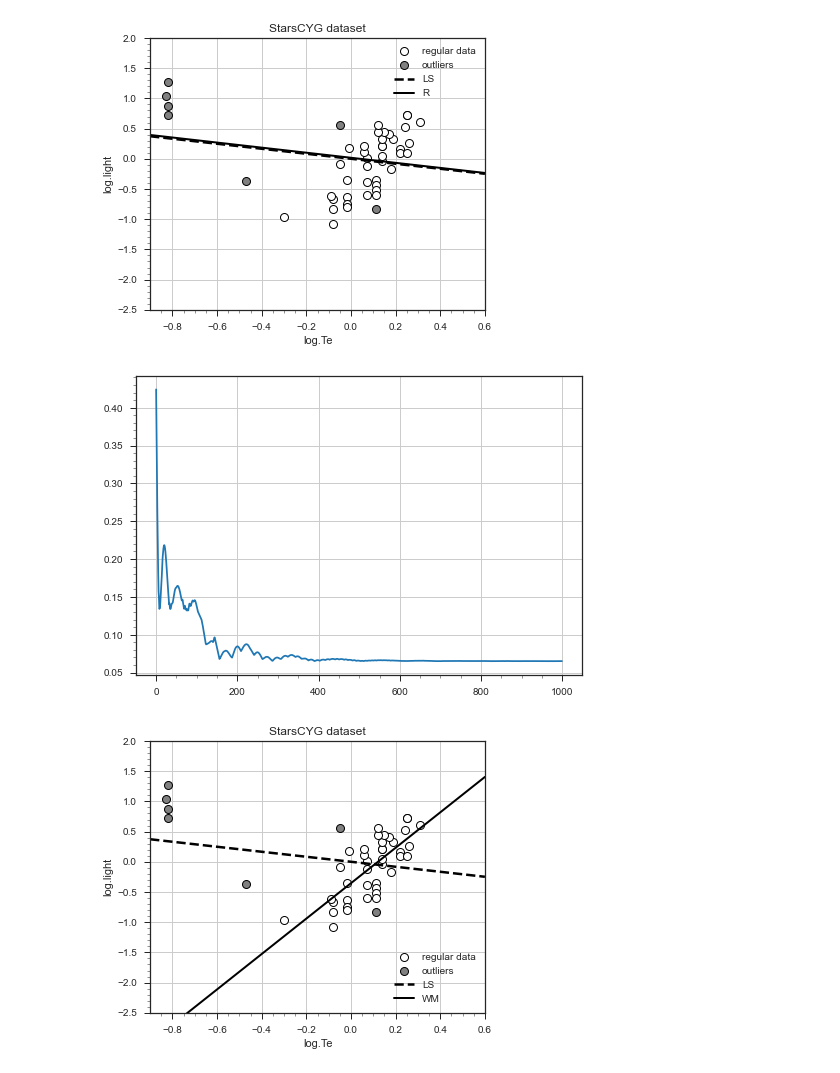
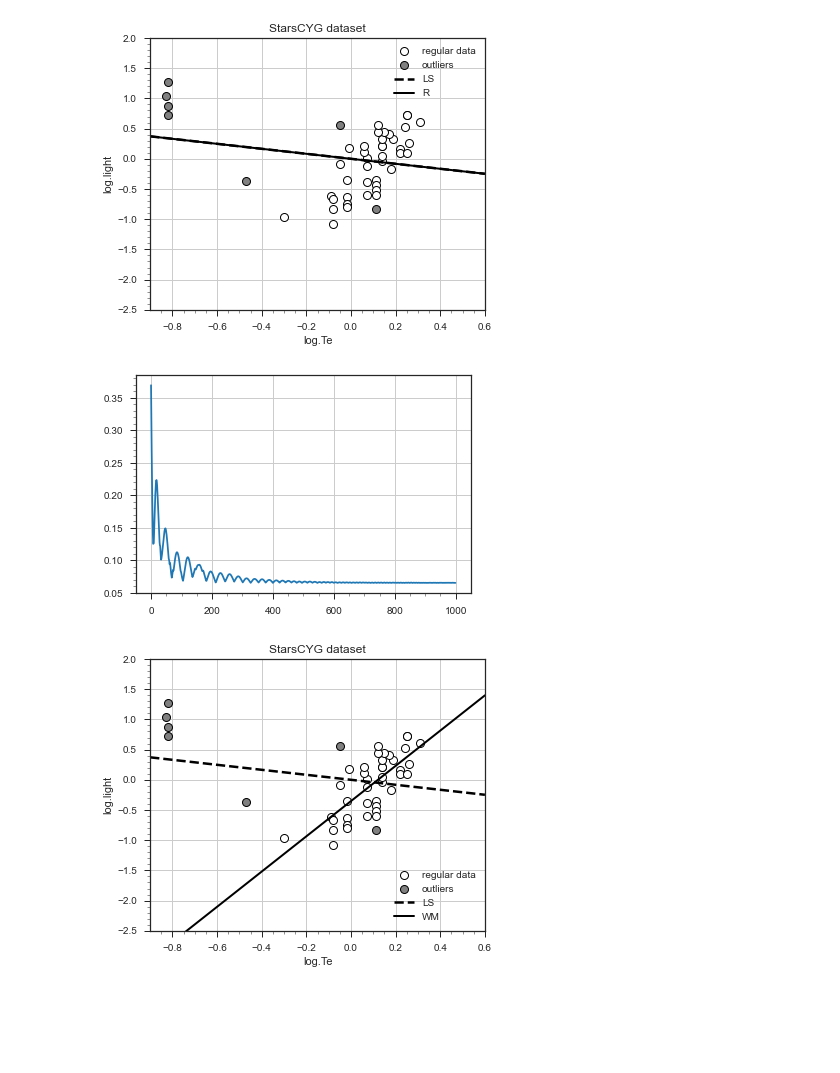
Before and after one commit to intellimath/mlgrad, a Jupyter notebook: examples/test_robust_starsCYG.ipynb, the cells around one changed output. Cells and saved outputs as stored; diff of their text form; code cells hidden in the pictures; blank space fills up the shorter version.

```diff
--- a/examples/test_robust_starsCYG.ipynb
+++ b/examples/test_robust_starsCYG.ipynb
@@ -164,18 +165,18 @@ plt.show()
 mod22 = model.LinearModel(1)
 mod22.init_param()
 # %%
-avg22 = averager_it(func.Quantile_Sqrt(0.85, 0.001))
+avg22 = averager_it(func.Quantile_Sqrt(0.84, 0.001))
 avg22 = avragg.WMAverage(avg22)
 mr2 = mrisk(Xs, Y, mod22, loss_func_sq, avg22)
 alg_fg2 = fg(mr2, h=0.1, tol=1.0e-8)
 alg_fg2.fit()
 
 plt.plot(alg_fg2.lvals)
 plt.minorticks_on()
 plt.grid(1)
 plt.show()
 # %% [output]
-[figure, old version]
+[figure, new version]
 # %%
 plt.figure(figsize=(6.0, 5.0))
 plt.title('StarsCYG dataset')
```
Also changed, not shown: parts of 13 cells of this notebook, 55 other files.
